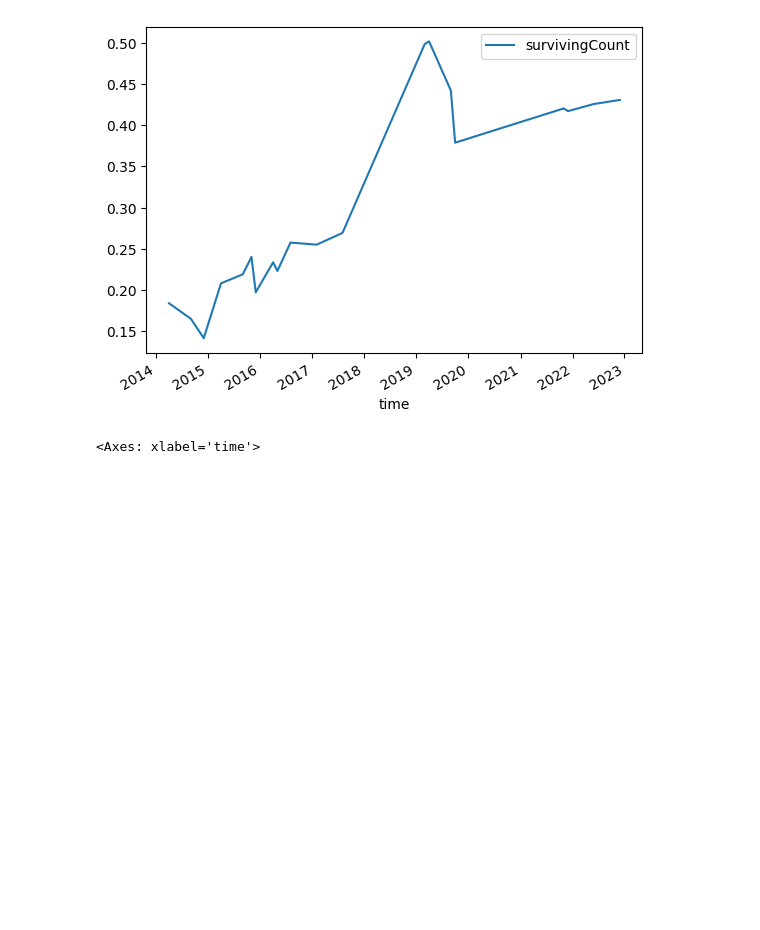
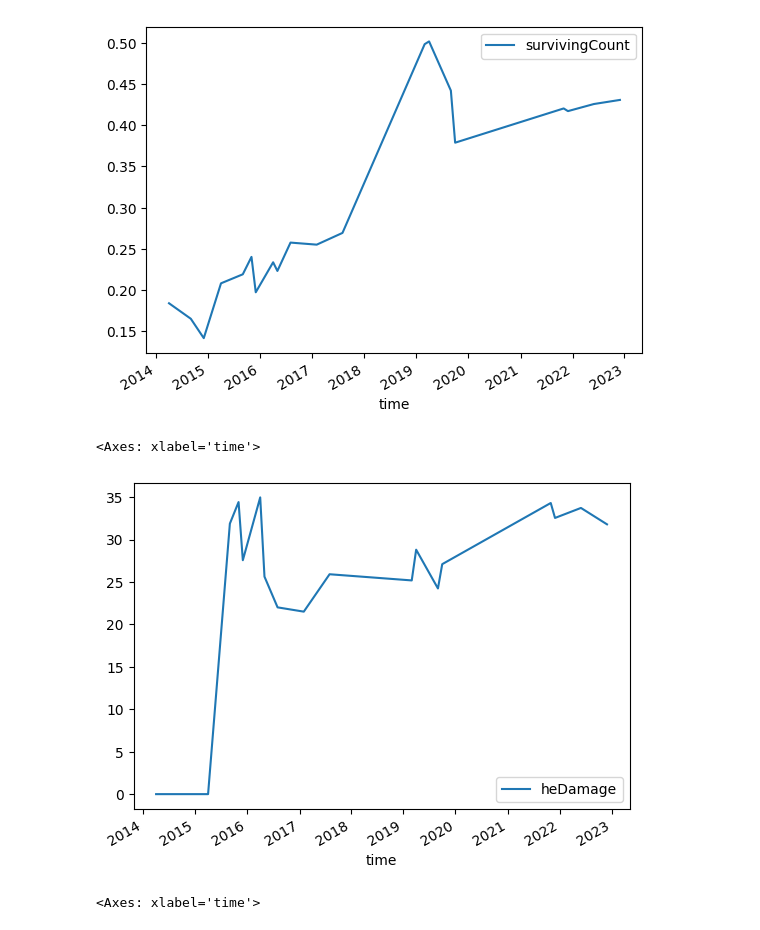
Before and after one commit to bevan-philip/have-cs-rounds-become-slower, a Jupyter notebook: analysis.ipynb, the cells around one changed output. Cells and saved outputs as stored; diff of their text form; code cells hidden in the pictures; blank space fills up the shorter version.

```diff
--- a/analysis.ipynb
+++ b/analysis.ipynb
@@ -49,6 +60,11 @@ survivingp_plot.plot()
 # %% [output]
 <Axes: xlabel='time'>
 [figure]
+# %%
+monthly_average[['time', 'heDamage']].mean().dropna().plot()
+# %% [output]
+<Axes: xlabel='time'>
+[figure, added]
 # %%
 longestkill_plot = monthly_average[["time", "longestKillWaitS"]].mean().dropna()
 longestkill_plot.plot()
```
Also changed, not shown: parts of 2 cells of this notebook.
